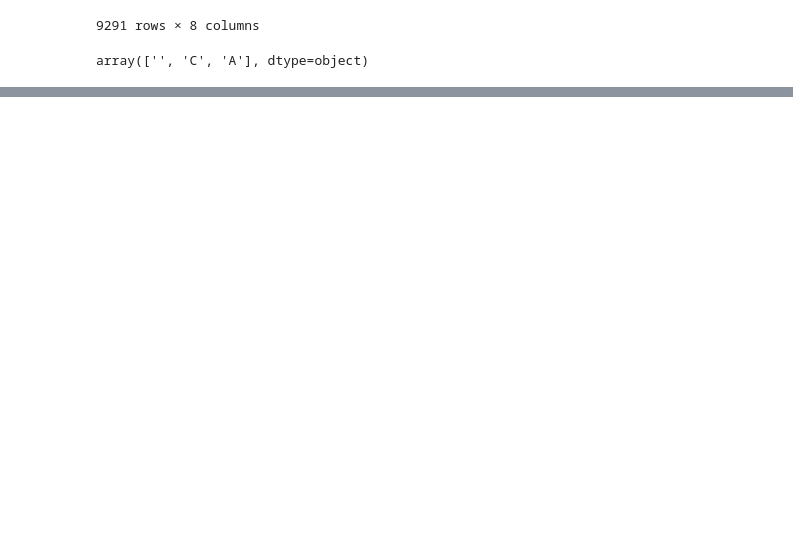
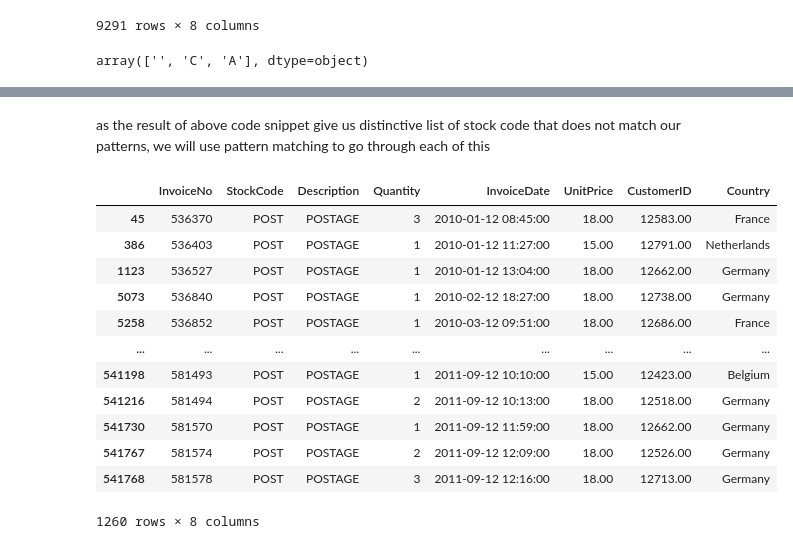
Before and after one commit to dhruvthumar/Project_CS4403-retail-mining, a Jupyter notebook: online-retail-data-clustering.ipynb, the cells around one changed output, grey strips where cells are left out. Saved outputs shown, nothing was run; the diff lists cells and outputs as text; code cells hidden in the pictures; blank space fills up the shorter version.

```diff
--- a/online-retail-data-clustering.ipynb
+++ b/online-retail-data-clustering.ipynb
@@ -174,3 +178,8 @@ df[df["InvoiceNo"].str.startswith("A")]
 | 299982 | A563185 | B | Adjust bad debt | 1 | 2011-12-08 14:50:00 | 11062.06 | NaN | United Kingdom |
 | 299983 | A563186 | B | Adjust bad debt | 1 | 2011-12-08 14:51:00 | -11062.06 | NaN | United Kingdom |
 | 299984 | A563187 | B | Adjust bad debt | 1 | 2011-12-08 14:52:00 | -11062.06 | NaN | United Kingdom |
+# %%
+# stock codes have to be 5 digits, so we will check if there are any stock codes that do not have 5 digits
+
+df["StockCode"] = df["StockCode"].astype(str)
+df[(df["StockCode"].str.match("^\\d{5}$") == False) & (df["StockCode"].str.match("^\\d{5}[a-zA-Z]+$") == False)]["StockCode"].unique()
@@ -176,0 +194,18 @@ df[df["InvoiceNo"].str.startswith("A")]
+# %% [markdown]
+as the result of above code snippet give us distinctive list of stock code that does not match our patterns, we will use pattern matching to go through each of this
+# %%
+df[df["StockCode"].str.contains("^P")]
+# %% [output]
+|  | InvoiceNo | StockCode | Description | Quantity | InvoiceDate | UnitPrice | CustomerID | Country |
+| 45 | 536370 | POST | POSTAGE | 3 | 2010-01-12 08:45:00 | 18.00 | 12583.00 | France |
+| 386 | 536403 | POST | POSTAGE | 1 | 2010-01-12 11:27:00 | 15.00 | 12791.00 | Netherlands |
+| 1123 | 536527 | POST | POSTAGE | 1 | 2010-01-12 13:04:00 | 18.00 | 12662.00 | Germany |
+| 5073 | 536840 | POST | POSTAGE | 1 | 2010-02-12 18:27:00 | 18.00 | 12738.00 | Germany |
+| 5258 | 536852 | POST | POSTAGE | 1 | 2010-03-12 09:51:00 | 18.00 | 12686.00 | France |
+| ... | ... | ... | ... | ... | ... | ... | ... | ... |
+| 541198 | 581493 | POST | POSTAGE | 1 | 2011-09-12 10:10:00 | 15.00 | 12423.00 | Belgium |
+| 541216 | 581494 | POST | POSTAGE | 2 | 2011-09-12 10:13:00 | 18.00 | 12518.00 | Germany |
+| 541730 | 581570 | POST | POSTAGE | 1 | 2011-09-12 11:59:00 | 18.00 | 12662.00 | Germany |
+| 541767 | 581574 | POST | POSTAGE | 2 | 2011-09-12 12:09:00 | 18.00 | 12526.00 | Germany |
+| 541768 | 581578 | POST | POSTAGE | 3 | 2011-09-12 12:16:00 | 18.00 | 12713.00 | Germany |
+1260 rows × 8 columns
```
Also changed, not shown: parts of 5 cells of this notebook.
